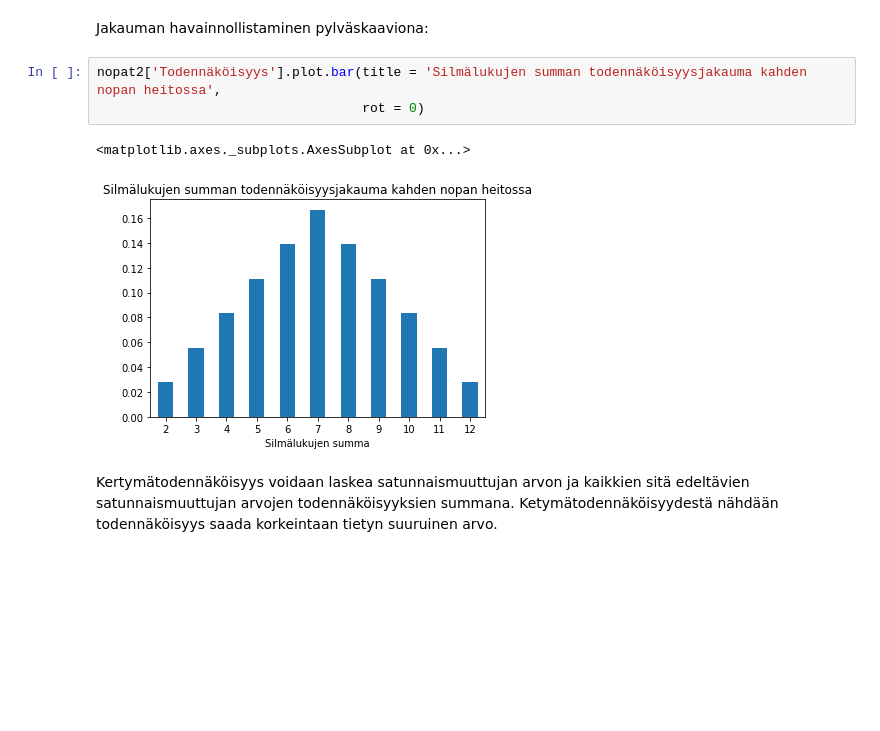
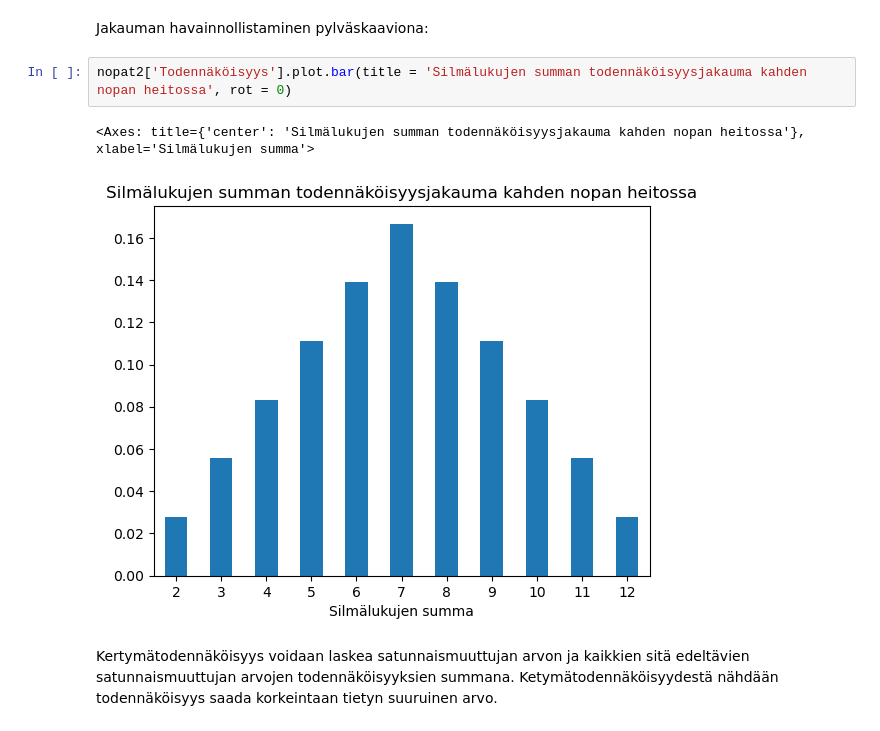
Before and after one commit to taanila/simu, a Jupyter notebook: todennakoisyysjakauma.ipynb, the cells around one changed output. Drawn from its saved outputs; the diff is of its cells as text; blank space fills up the shorter version.

Commit message:
Todennäköisyysjakaumien peruskäsitteet

```diff
--- a/todennakoisyysjakauma.ipynb
+++ b/todennakoisyysjakauma.ipynb
@@ -139,11 +145,10 @@ nopat2
 # %% [markdown]
 Jakauman havainnollistaminen pylväskaaviona:
 # %%
-nopat2['Todennäköisyys'].plot.bar(title = 'Silmälukujen summan todennäköisyysjakauma kahden nopan heitossa',
-                                  rot = 0)
+nopat2['Todennäköisyys'].plot.bar(title = 'Silmälukujen summan todennäköisyysjakauma kahden nopan heitossa', rot = 0)
 # %% [output]
-<matplotlib.axes._subplots.AxesSubplot at 0x...>
+<Axes: title={'center': 'Silmälukujen summan todennäköisyysjakauma kahden nopan heitossa'}, xlabel='Silmälukujen summa'>
-[figure, old version]
+[figure, new version]
 # %% [markdown]
 Kertymätodennäköisyys voidaan laskea satunnaismuuttujan arvon ja kaikkien sitä edeltävien satunnaismuuttujan arvojen todennäköisyyksien summana. Ketymätodennäköisyydestä nähdään todennäköisyys saada korkeintaan tietyn suuruinen arvo.
 # %%
```
Also changed, not shown: parts of 14 cells of this notebook.
